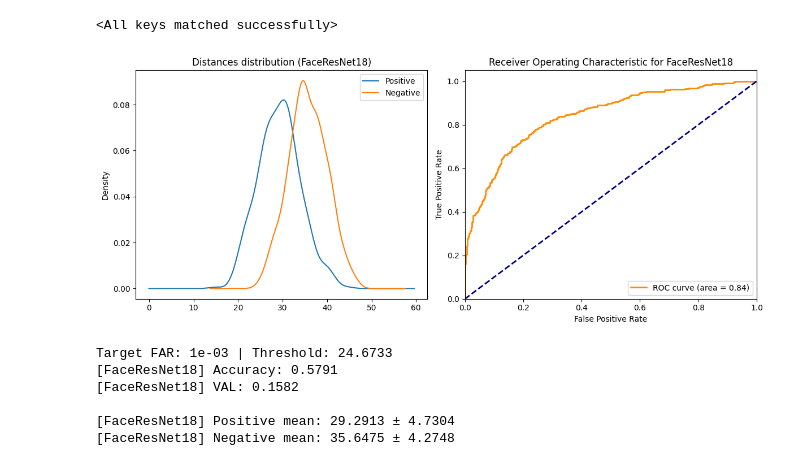
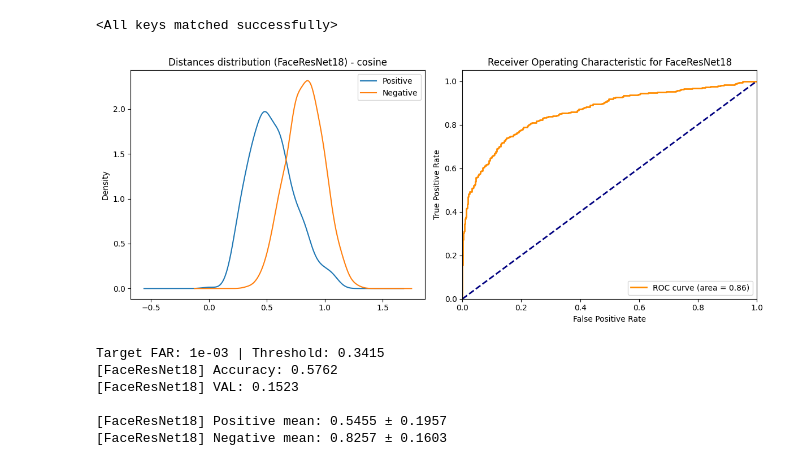
Before and after one commit to luccacb16/classifier-facenet, a Jupyter notebook: eval.ipynb, the cells around one changed output. Saved outputs shown, nothing was run; the diff lists cells and outputs as text; code cells hidden in the pictures.

```diff
--- a/eval.ipynb
+++ b/eval.ipynb
@@ -15,7 +15,8 @@ IMAGES_PATH = './data/PINS/105_classes_pins_dataset/'
 DF_PATH = './data/PINS/'
 CHECKPOINTS_PATH = './checkpoints/'
 # %%
-model = FaceResNet50().load_checkpoint(os.path.join(CHECKPOINTS_PATH, 'epoch_30.pt')).to(device)
+model = FaceResNet18(n_classes=97, emb_size=256).to(device)
+model.load_state_dict(torch.load(os.path.join(CHECKPOINTS_PATH, 'epoch_30.pt')))
 # %% [output]
 <All keys matched successfully>
 # %%
@@ -24,18 +25,19 @@ val_df['path'] = val_df['path'].apply(lambda x: os.path.join(IMAGES_PATH, x))
 # %%
 eval_epoch(
     model=model,
     val_df=val_df,
     transform=transform,
     n_pairs=1024,
     batch_size=128,
     device=device,
-    target_far=1e-3
+    target_far=1e-3,
+    metric='cosine'
 )
 # %% [output]
-[figure, old version]
+[figure, new version]
-Target FAR: 1e-03 | Threshold: 24.6733
-[FaceResNet18] Accuracy: 0.5791
-[FaceResNet18] VAL: 0.1582
+Target FAR: 1e-03 | Threshold: 0.3415
+[FaceResNet18] Accuracy: 0.5762
+[FaceResNet18] VAL: 0.1523
 
-[FaceResNet18] Positive mean: 29.2913 ± 4.7304
-[FaceResNet18] Negative mean: 35.6475 ± 4.2748
+[FaceResNet18] Positive mean: 0.5455 ± 0.1957
+[FaceResNet18] Negative mean: 0.8257 ± 0.1603
```
Also changed, not shown: parts of 1 cell of this notebook, 5 other files.
